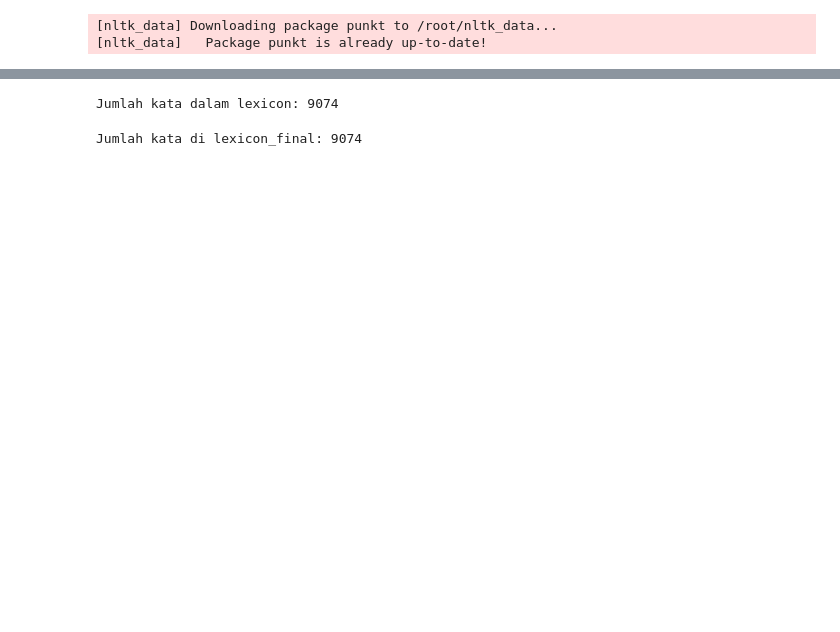
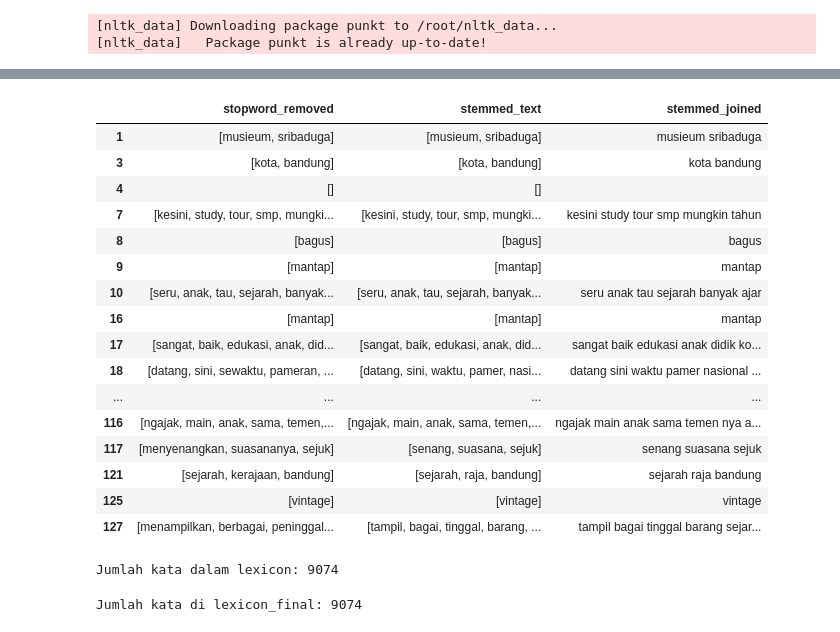
Before and after one commit to deviwlndr/analisis_sentimen, a Jupyter notebook: analisis_sentimen.ipynb, the cells around one changed output, grey strips where cells are left out. Cells and saved outputs as stored; diff of their text form; code cells hidden in the pictures; blank space fills up the shorter version.

```diff
--- a/analisis_sentimen.ipynb
+++ b/analisis_sentimen.ipynb
@@ -382,6 +504,26 @@ def stem_sentence(tokens):
 # %%
 df["stemmed_text"] = df["stopword_removed"].apply(stem_sentence)
 df['stemmed_joined'] = df['stemmed_text'].apply(lambda x: " ".join(x))
+# %%
+df[['stopword_removed', 'stemmed_text', 'stemmed_joined']].head(50)
+# %% [output]
+|  | stopword_removed | stemmed_text | stemmed_joined |
+| 1 | [musieum, sribaduga] | [musieum, sribaduga] | musieum sribaduga |
+| 3 | [kota, bandung] | [kota, bandung] | kota bandung |
+| 4 | [] | [] |  |
+| 7 | [kesini, study, tour, smp, mungki... | [kesini, study, tour, smp, mungki... | kesini study tour smp mungkin tahun |
+| 8 | [bagus] | [bagus] | bagus |
+| 9 | [mantap] | [mantap] | mantap |
+| 10 | [seru, anak, tau, sejarah, banyak... | [seru, anak, tau, sejarah, banyak... | seru anak tau sejarah banyak ajar |
+| 16 | [mantap] | [mantap] | mantap |
+| 17 | [sangat, baik, edukasi, anak, did... | [sangat, baik, edukasi, anak, did... | sangat baik edukasi anak didik ko... |
+| 18 | [datang, sini, sewaktu, pameran, ... | [datang, sini, waktu, pamer, nasi... | datang sini waktu pamer nasional ... |
+| ... | ... | ... | ... |
+| 116 | [ngajak, main, anak, sama, temen,... | [ngajak, main, anak, sama, temen,... | ngajak main anak sama temen nya a... |
+| 117 | [menyenangkan, suasananya, sejuk] | [senang, suasana, sejuk] | senang suasana sejuk |
+| 121 | [sejarah, kerajaan, bandung] | [sejarah, raja, bandung] | sejarah raja bandung |
+| 125 | [vintage] | [vintage] | vintage |
+| 127 | [menampilkan, berbagai, peninggal... | [tampil, bagai, tinggal, barang, ... | tampil bagai tinggal barang sejar... |
 # %%
 import pandas as pd
 
```
Also changed, not shown: parts of 41 cells of this notebook.
